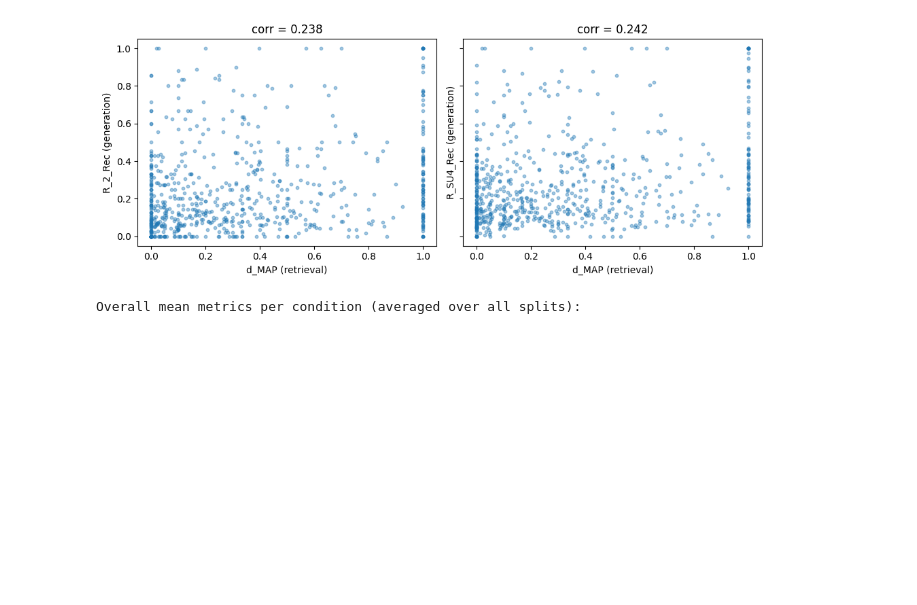
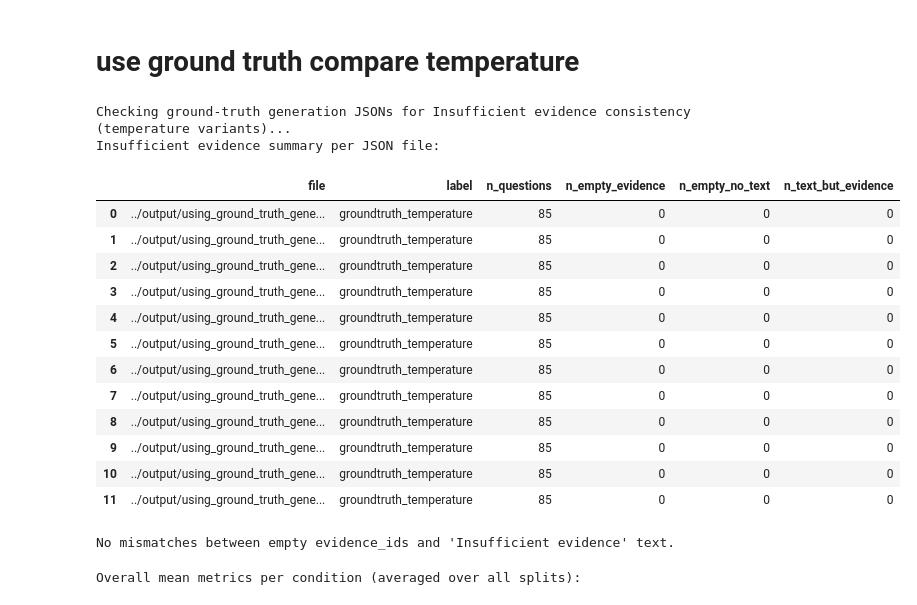
Before and after one commit to fulaibaowang/BioASQ, a Jupyter notebook: notebooks/generation_test.ipynb, the cells around one changed output. Drawn from its saved outputs; the diff is of its cells as text; code cells hidden in the pictures; blank space fills up the shorter version.

```diff
--- a/notebooks/generation_test.ipynb
+++ b/notebooks/generation_test.ipynb
@@ -59,19 +0,0 @@ Pearson corr(d_MAP, R_SU4_Rec): 0.24161286126448453
-# %%
-# Quick scatter plots: retrieval d_MAP vs generation recall
-
-fig, axes = plt.subplots(1, 2, figsize=(10, 4), sharey=True)
-
-axes[0].scatter(valid[retr_col], valid[r2_col], alpha=0.4, s=10)
-axes[0].set_xlabel("d_MAP (retrieval)")
-axes[0].set_ylabel("R_2_Rec (generation)")
-axes[0].set_title(f"corr = {corr_r2:.3f}")
-
-axes[1].scatter(valid[retr_col], valid[su4_col], alpha=0.4, s=10)
-axes[1].set_xlabel("d_MAP (retrieval)")
-axes[1].set_ylabel("R_SU4_Rec (generation)")
-axes[1].set_title(f"corr = {corr_su4:.3f}")
-
-plt.tight_layout()
-plt.show()
-# %% [output]
-[figure]
@@ -78,2 +79,32 @@ plt.show()
+# %% [markdown]
+# use ground truth compare temperature
+# %%
+# Check 'Insufficient evidence' consistency for ground-truth temperature JSONs
+
+# Ground-truth generation JSONs live under output/using_ground_truth_generation/<temp>/*_golden_answers.json
+
+base = Path("..")
+gt_json_root = base / "output/using_ground_truth_generation"
+gt_json_paths = sorted(gt_json_root.glob("*/*_golden_answers.json"))
+
+print("Checking ground-truth generation JSONs for Insufficient evidence consistency (temperature variants)...")
+_ = check_insufficient_evidence(gt_json_paths, label="groundtruth_temperature")
+# %% [output]
+Checking ground-truth generation JSONs for Insufficient evidence consistency (temperature variants)...
+Insufficient evidence summary per JSON file:
+|  | file | label | n_questions | n_empty_evidence | n_empty_no_text | n_text_but_evidence |
+| 0 | ../output/using_ground_truth_gene... | groundtruth_temperature | 85 | 0 | 0 | 0 |
+| 1 | ../output/using_ground_truth_gene... | groundtruth_temperature | 85 | 0 | 0 | 0 |
+| 2 | ../output/using_ground_truth_gene... | groundtruth_temperature | 85 | 0 | 0 | 0 |
+| 3 | ../output/using_ground_truth_gene... | groundtruth_temperature | 85 | 0 | 0 | 0 |
+| 4 | ../output/using_ground_truth_gene... | groundtruth_temperature | 85 | 0 | 0 | 0 |
+| 5 | ../output/using_ground_truth_gene... | groundtruth_temperature | 85 | 0 | 0 | 0 |
+| 6 | ../output/using_ground_truth_gene... | groundtruth_temperature | 85 | 0 | 0 | 0 |
+| 7 | ../output/using_ground_truth_gene... | groundtruth_temperature | 85 | 0 | 0 | 0 |
+| 8 | ../output/using_ground_truth_gene... | groundtruth_temperature | 85 | 0 | 0 | 0 |
+| 9 | ../output/using_ground_truth_gene... | groundtruth_temperature | 85 | 0 | 0 | 0 |
+| 10 | ../output/using_ground_truth_gene... | groundtruth_temperature | 85 | 0 | 0 | 0 |
+| 11 | ../output/using_ground_truth_gene... | groundtruth_temperature | 85 | 0 | 0 | 0 |
+No mismatches between empty evidence_ids and 'Insufficient evidence' text.
 # %%
 # Compare generation metrics across ground-truth temperatures
```
Also changed, not shown: parts of 13 cells of this notebook, 1 other file.
